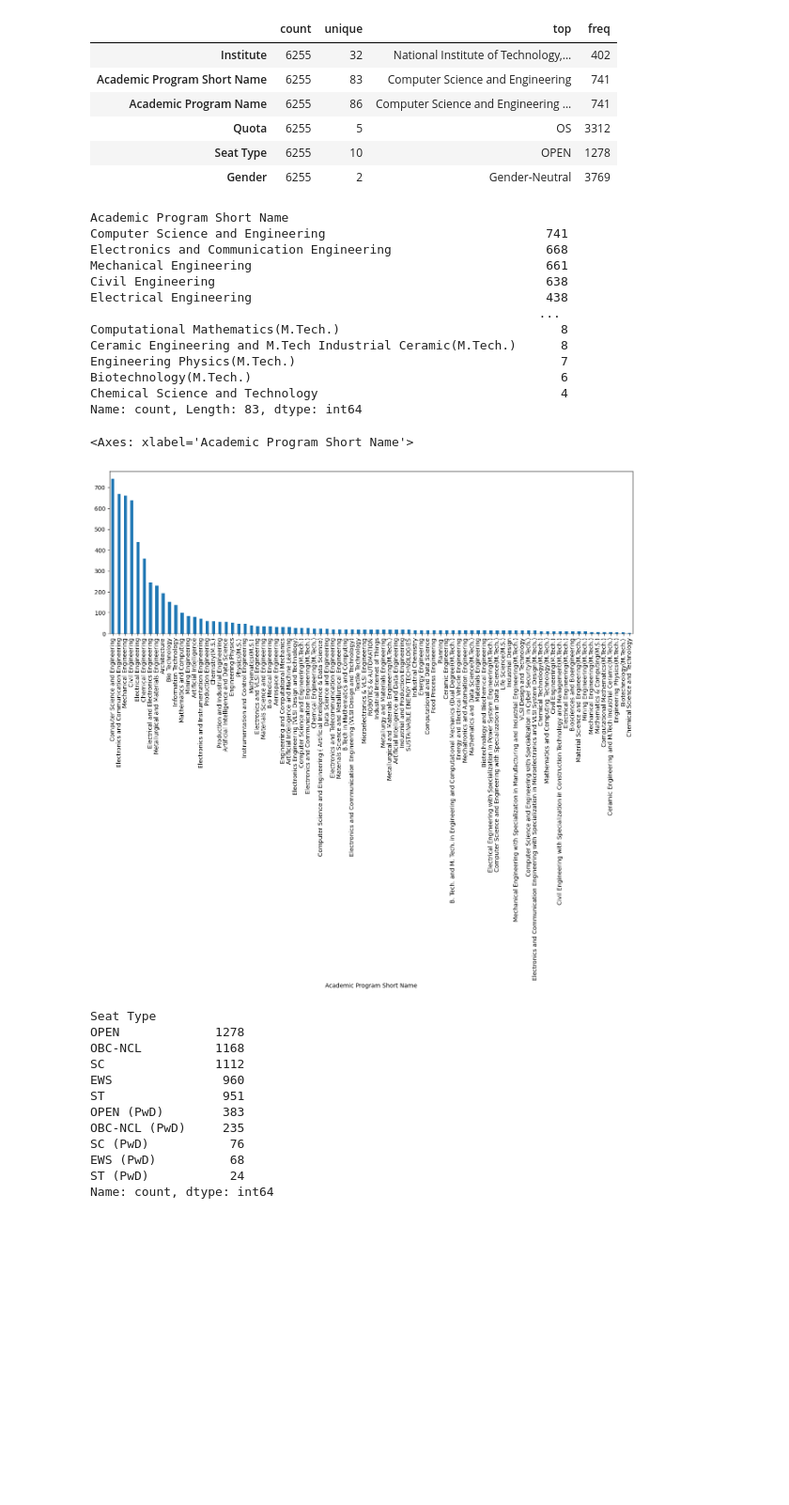
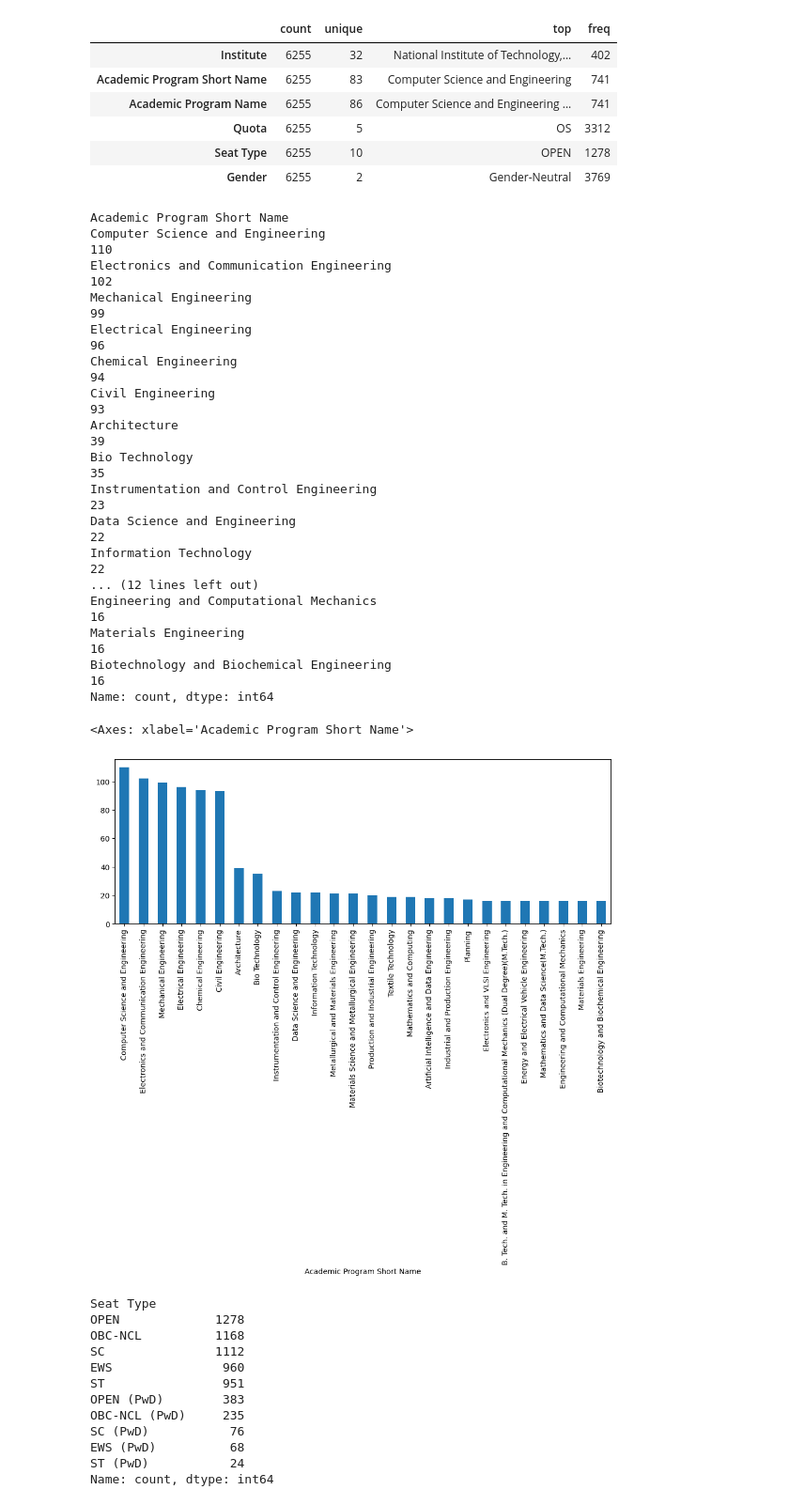
Before and after one commit to deanesh/ML-Wakad-Weekdays-5-7-pm-11th-Dec, a Jupyter notebook: JEE-Mains/Colleges-Analysis/opening-closing-ranks/NIT-Colleges-Open-Close-Ranks-EDA.ipynb, the cells around one changed output. Shown at 94% size. Saved outputs shown, nothing was run; the diff lists cells and outputs as text; code cells hidden in the pictures; blank space fills up the shorter version.

Commit message:
Updating Engineering College Analysis

```diff
--- a/JEE-Mains/Colleges-Analysis/opening-closing-ranks/NIT-Colleges-Open-Close-Ranks-EDA.ipynb
+++ b/JEE-Mains/Colleges-Analysis/opening-closing-ranks/NIT-Colleges-Open-Close-Ranks-EDA.ipynb
@@ -103,24 +103,28 @@ df[cat].describe().T
 | Seat Type | 6255 | 10 | OPEN | 1278 |
 | Gender | 6255 | 2 | Gender-Neutral | 3769 |
 # %%
-print(df['Academic Program Short Name'].value_counts())
-df['Academic Program Short Name'].value_counts().plot(kind='bar', figsize=(16,5))
+print(df['Academic Program Short Name'].head(1000).value_counts())
+df['Academic Program Short Name'].head(1000).value_counts().plot(kind='bar', figsize=(12,4))
 # %% [output]
 Academic Program Short Name
-Computer Science and Engineering                              741
-Electronics and Communication Engineering                     668
-Mechanical Engineering                                        661
-Civil Engineering                                             638
-Electrical Engineering                                        438
-                                                             ...
-Computational Mathematics(M.Tech.)                              8
-Ceramic Engineering and M.Tech Industrial Ceramic(M.Tech.)      8
-Engineering Physics(M.Tech.)                                    7
-Biotechnology(M.Tech.)                                          6
-Chemical Science and Technology                                 4
-Name: count, Length: 83, dtype: int64
+Computer Science and Engineering                                                           110
+Electronics and Communication Engineering                                                  102
+Mechanical Engineering                                                                      99
+Electrical Engineering                                                                      96
+Chemical Engineering                                                                        94
+Civil Engineering                                                                           93
+Architecture                                                                                39
+Bio Technology                                                                              35
+Instrumentation and Control Engineering                                                     23
+Data Science and Engineering                                                                22
+Information Technology                                                                      22
+... (12 lines left out)
+Engineering and Computational Mechanics                                                     16
+Materials Engineering                                                                       16
+Biotechnology and Biochemical Engineering                                                   16
+Name: count, dtype: int64
 <Axes: xlabel='Academic Program Short Name'>
-[figure, old version]
+[figure, new version]
 # %%
 df['Seat Type'].value_counts()
 # %% [output]
```
Also changed, not shown: parts of 21 cells of this notebook, 1 other file.
